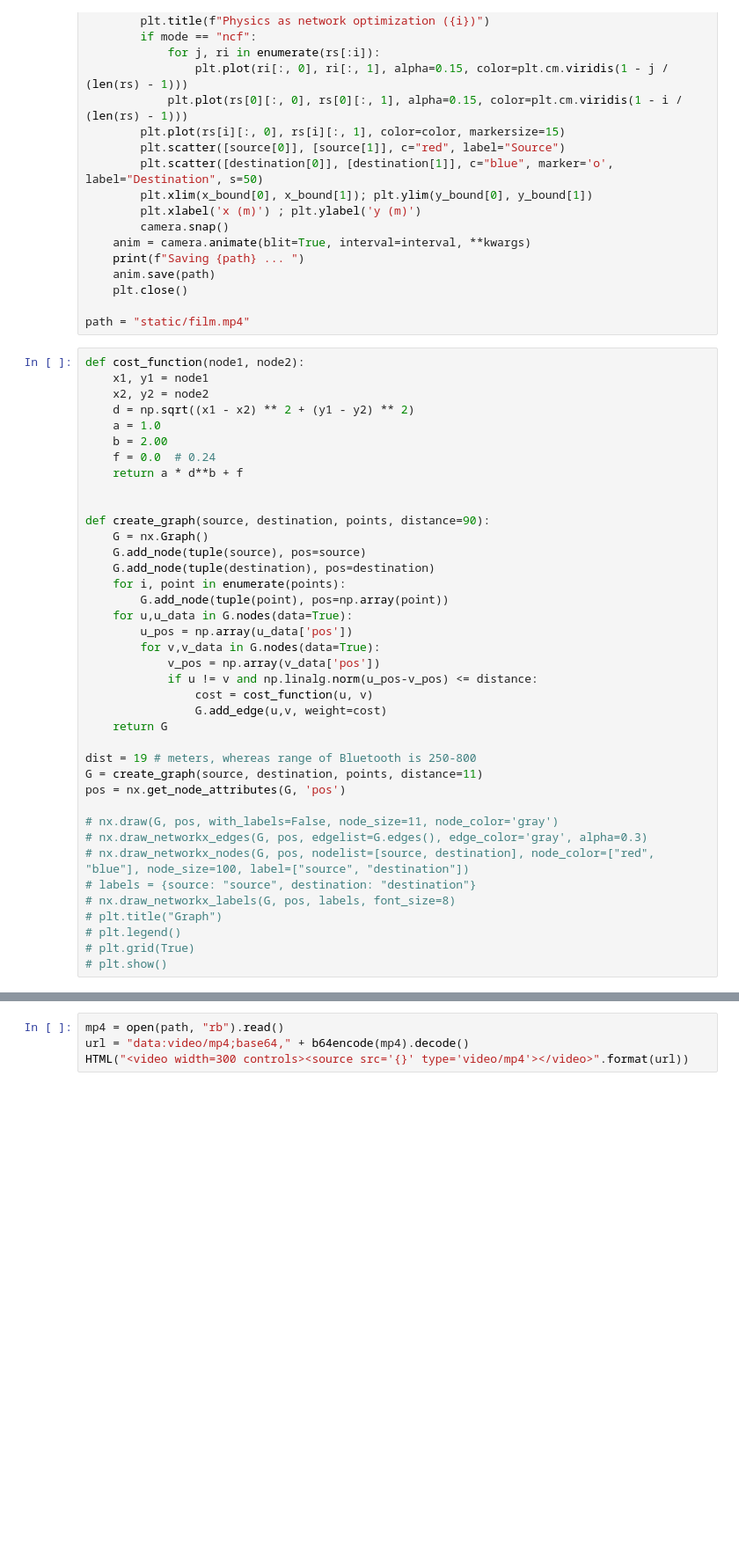
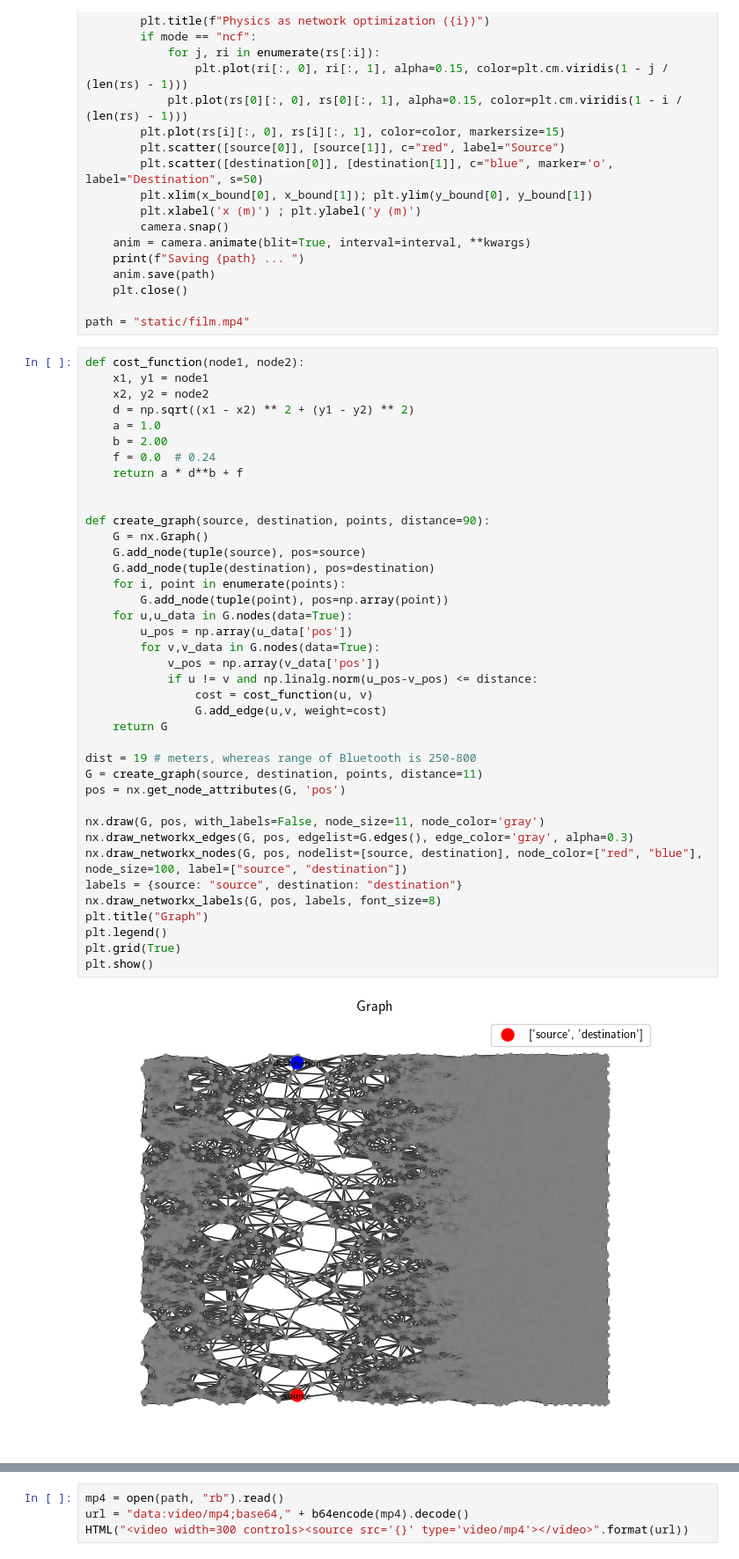
Before and after one commit to mathemonads/pinnopticon, a Jupyter notebook: otbf.ipynb, the cells around one changed output, grey strips where cells are left out. Shown at 88% size. Saved outputs shown, nothing was run; the diff lists cells and outputs as text; blank space fills up the shorter version.

```diff
--- a/otbf.ipynb
+++ b/otbf.ipynb
@@ -257,39 +265,41 @@ path = "static/film.mp4"
 # %%
 def cost_function(node1, node2):
     x1, y1 = node1
     x2, y2 = node2
     d = np.sqrt((x1 - x2) ** 2 + (y1 - y2) ** 2)
     a = 1.0
     b = 2.00
     f = 0.0  # 0.24
     return a * d**b + f
 
 
 def create_graph(source, destination, points, distance=90):
     G = nx.Graph()
     G.add_node(tuple(source), pos=source)
     G.add_node(tuple(destination), pos=destination)
     for i, point in enumerate(points):
         G.add_node(tuple(point), pos=np.array(point))
     for u,u_data in G.nodes(data=True):
         u_pos = np.array(u_data['pos'])
         for v,v_data in G.nodes(data=True):
             v_pos = np.array(v_data['pos'])
             if u != v and np.linalg.norm(u_pos-v_pos) <= distance:
                 cost = cost_function(u, v)
                 G.add_edge(u,v, weight=cost)
     return G
 
 dist = 19 # meters, whereas range of Bluetooth is 250-800
 G = create_graph(source, destination, points, distance=11)
 pos = nx.get_node_attributes(G, 'pos')
 
-# nx.draw(G, pos, with_labels=False, node_size=11, node_color='gray')
-# nx.draw_networkx_edges(G, pos, edgelist=G.edges(), edge_color='gray', alpha=0.3)
-# nx.draw_networkx_nodes(G, pos, nodelist=[source, destination], node_color=["red", "blue"], node_size=100, label=["source", "destination"])
-# labels = {source: "source", destination: "destination"}
-# nx.draw_networkx_labels(G, pos, labels, font_size=8)
-# plt.title("Graph")
-# plt.legend()
-# plt.grid(True)
-# plt.show()
+nx.draw(G, pos, with_labels=False, node_size=11, node_color='gray')
+nx.draw_networkx_edges(G, pos, edgelist=G.edges(), edge_color='gray', alpha=0.3)
+nx.draw_networkx_nodes(G, pos, nodelist=[source, destination], node_color=["red", "blue"], node_size=100, label=["source", "destination"])
+labels = {source: "source", destination: "destination"}
+nx.draw_networkx_labels(G, pos, labels, font_size=8)
+plt.title("Graph")
+plt.legend()
+plt.grid(True)
+plt.show()
+# %% [output]
+[figure, added]
```
Also changed, not shown: parts of 11 cells of this notebook, 20 other files.
